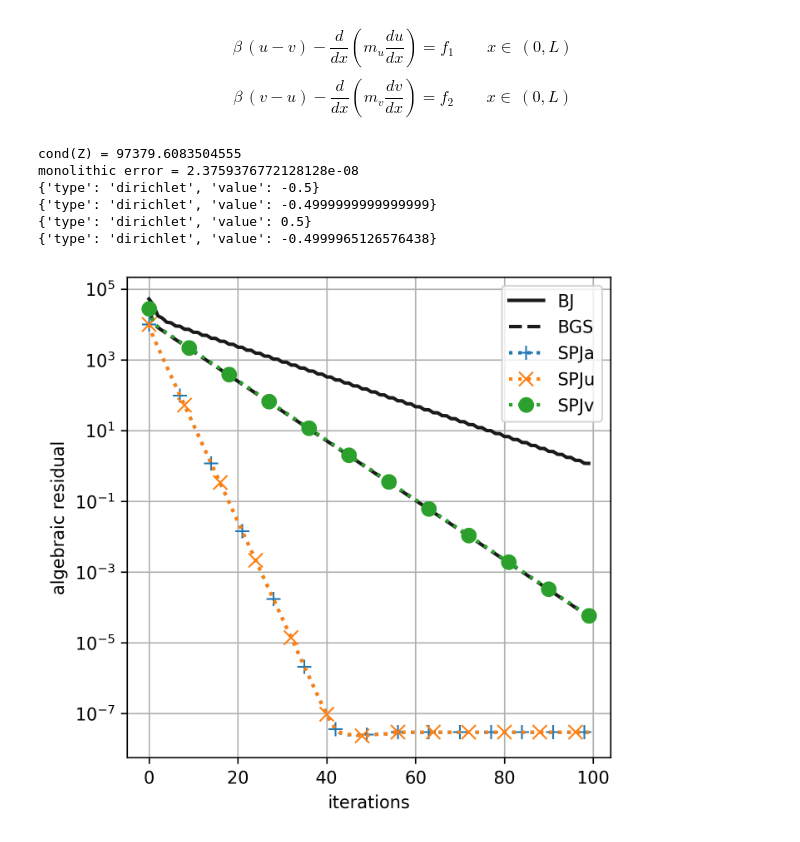
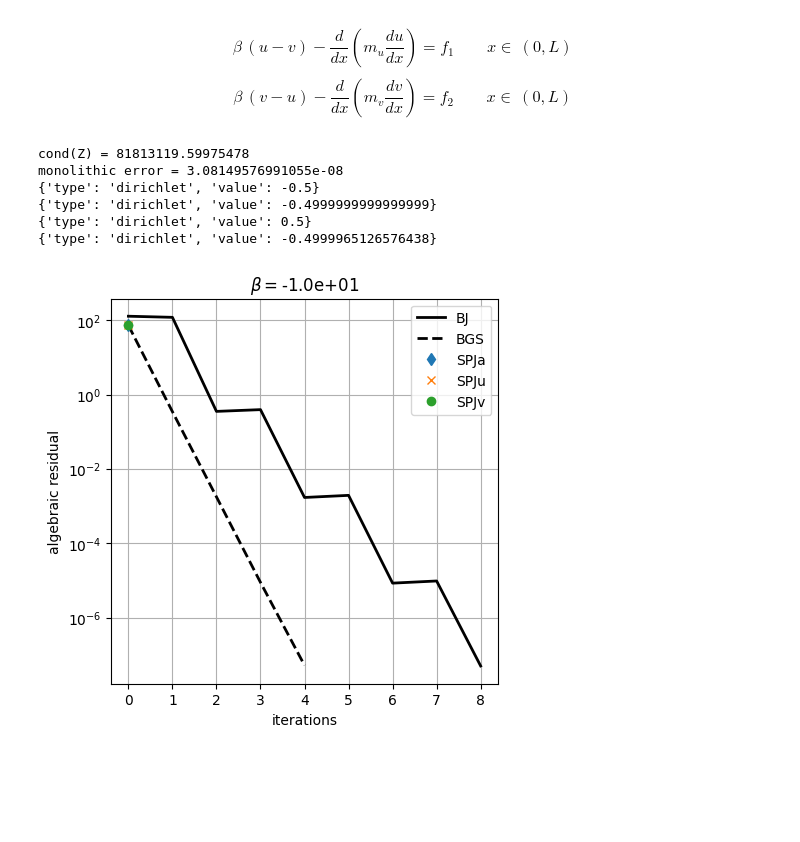
Before and after one commit to multiform-UoN/splittingschemes, a Jupyter notebook: python/fvm1D_dualPorosity.ipynb, the cells around one changed output. Saved outputs shown, nothing was run; the diff lists cells and outputs as text; code cells hidden in the pictures; blank space fills up the shorter version.

Commit message:
figures update

```diff
--- a/python/fvm1D_dualPorosity.ipynb
+++ b/python/fvm1D_dualPorosity.ipynb
@@ -10,8 +10,7 @@ import scipy.linalg as linalg
 import matplotlib.pyplot as plt
 import numpy as np
 import matplotlib as mpl
-plt.style.use('tableau-colorblind10')
-plt.style.use('default')
+from matplotlib import markers
 import mylib
 
 # import seaborn as sns
@@ -58,9 +57,6 @@ def f_1(x, kwargs):
 def f_2(x, kwargs):
     return kwargs['beta']*(v_sol(x, kwargs)-u_sol(x, kwargs)) - (dm_vdx(x, kwargs)*dvdx_sol(x, kwargs) + m_v(x, kwargs)*d2vdx2_sol(x, kwargs))
 # %%
-from matplotlib import markers
-
-
 L = 2.0*np.pi
 N = 256
 x = np.linspace(0, L, N+1) #faces coordinates
@@ -68,10 +64,11 @@ xc = np.linspace(0.5*np.divide(L, N), L-0.5*np.divide(L, N), N) #centercells coo
 xfine = np.linspace(0, L, 1000)
 omega = 1.5 # SOR relaxation factor
 nit_max = 100
-toll = 1e-12
+toll = 1e-7
+
 
 kwargs = {
-    'beta': 1e4,
+    'beta': -1e1,#1e4
     # 'A': 1.0,
     # 'B': 0.2,
     # 'C': 1.0,
@@ -133,9 +130,10 @@ u_SPJa, v_SPJa, res_SPJa, nitfinal_SPJa = mylib.method_ShurPartialJacobi(    A,
 u_SPJu, v_SPJu, res_SPJu, nitfinal_SPJu = mylib.method_ShurPartialJacobi(    A, B, C, D, f1, f2, nit_max, toll, type='shur_on_u')
 u_SPJv, v_SPJv, res_SPJv, nitfinal_SPJv = mylib.method_ShurPartialJacobi(    A, B, C, D, f1, f2, nit_max, toll, type='shur_on_v')
 u_S2PJ, v_S2PJ, res_S2PJ, nitfinal_S2PJ = mylib.method_ShurDualPartialJacobi(A, B, C, D, f1, f2, nit_max, toll)
-u_La,   v_La,   res_La,   nitfinal_La   = mylib.method_Lscheme(A, B, C, D, f1, f2, nit_max, toll, type="both",   L=0)
-u_Lu,   v_Lu,   res_Lu,   nitfinal_Lu   = mylib.method_Lscheme(A, B, C, D, f1, f2, nit_max, toll, type="L_on_u", L=0)
-u_Lv,   v_Lv,   res_Lv,   nitfinal_Lv   = mylib.method_Lscheme(A, B, C, D, f1, f2, nit_max, toll, type="L_on_v", L=0)
+u_La,   v_La,   res_La,   nitfinal_La   = mylib.method_Lscheme(              A, B, C, D, f1, f2, nit_max, toll, type="both",   L=0)
+u_Lu,   v_Lu,   res_Lu,   nitfinal_Lu   = mylib.method_Lscheme(              A, B, C, D, f1, f2, nit_max, toll, type="L_on_u", L=0)
+u_Lv,   v_Lv,   res_Lv,   nitfinal_Lv   = mylib.method_Lscheme(              A, B, C, D, f1, f2, nit_max, toll, type="L_on_v", L=0)
+
 
 Z = Z.toarray()
 mats = [A.toarray(), B.toarray(), C.toarray(), D.toarray()]
@@ -149,17 +147,17 @@ print(leftBC_v)
 print(rightBC_v)
 
 linewidth = 2
-markersize = 8
-markevery = 5
+markersize = 6
+markevery = 4
 # plt.matshow(Z, aspect='equal')
 
-plt.figure(figsize=(5,5), dpi=300)
+plt.figure(figsize=(5,5), dpi=100)
 nn = 5
-plt.semilogy(res_BJ,   'k', linestyle='solid',   label=f"BJ", linewidth=linewidth,   markersize=markersize, markevery=markevery)
-plt.semilogy(res_BGS,  'k',  linestyle='dashed', label=f"BGS", linewidth=linewidth,  markersize=markersize, markevery=markevery+1)
-plt.semilogy(res_SPJa, '+',linestyle='dotted',   label=f"SPJa", linewidth=linewidth, markersize=markersize, markevery=markevery+2)
-plt.semilogy(res_SPJu, 'x',linestyle='dotted',   label=f"SPJu", linewidth=linewidth, markersize=markersize, markevery=markevery+3)
-plt.semilogy(res_SPJv, 'o',linestyle='dotted',   label=f"SPJv", linewidth=linewidth, markersize=markersize, markevery=markevery+4)
+plt.semilogy(res_BJ,   'k', linestyle='solid',  label=f"BJ",   linewidth=linewidth, markersize=markersize, markevery=markevery)
+plt.semilogy(res_BGS,  'k', linestyle='dashed', label=f"BGS",  linewidth=linewidth, markersize=markersize, markevery=markevery+1)
+plt.semilogy(res_SPJa, 'd', linestyle='',       label=f"SPJa", linewidth=linewidth, markersize=markersize, markevery=markevery+2)
+plt.semilogy(res_SPJu, 'x', linestyle='',       label=f"SPJu", linewidth=linewidth, markersize=markersize, markevery=markevery+3)
+plt.semilogy(res_SPJv, 'o', linestyle='',       label=f"SPJv", linewidth=linewidth, markersize=markersize, markevery=markevery+4)
 # plt.semilogy(res_La,   'rx',linestyle='dotted',  label=f"La                    slope={np.round(-mylib.slope(res_SPJa[:nn]), 3)}")
 # plt.semilogy(res_Lu,   'b',linestyle='dotted',  label=f"Lu                    slope={np.round(-mylib.slope(res_SPJu[:nn]), 3)}")
 # plt.semilogy(res_Lv,   'g',linestyle='dotted',  label=f"Lv                    slope={np.round(-mylib.slope(res_SPJv[:nn]), 3)}")
@@ -168,6 +166,7 @@ plt.legend()
 plt.grid()
 plt.xlabel('iterations')
 plt.ylabel('algebraic residual')
+plt.title(r'$\beta = ${:.1e}'.format(kwargs['beta']))
 plt.savefig('figures/dualporosity_aresidual.pdf')
 
 # fig, axs = plt.subplots(2, 1, figsize=(8,4), dpi=100, sharex=True)
@@ -182,36 +181,36 @@ plt.savefig('figures/dualporosity_aresidual.pdf')
 # axs[0].plot(x, mylib.fvm_reconstruct_1D(u_Lv),   label='Lv')
 # axs[0].plot(x, mylib.fvm_reconstruct_1D(u_S2PJ), label='S2PJ')
 # axs[0].plot(xfine, u_sol(xfine, kwargs), 'k-.',  label=r'$u(x)$')
 # axs[0].set_ylabel(r'$u$')
 
 # axs[1].plot(x, mylib.fvm_reconstruct_1D(v),      label='monolithic')
 # axs[1].plot(x, mylib.fvm_reconstruct_1D(v_BJ),   label='BJ')
 # axs[1].plot(x, mylib.fvm_reconstruct_1D(v_BGS),  label='BGS')
 # axs[1].plot(x, mylib.fvm_reconstruct_1D(v_SPJa), label='SPJa')
 # axs[1].plot(x, mylib.fvm_reconstruct_1D(v_SPJu), label='SPJu')
 # axs[1].plot(x, mylib.fvm_reconstruct_1D(v_SPJv), label='SPJv')
 # axs[1].plot(x, mylib.fvm_reconstruct_1D(v_La),   label='La')
 # axs[1].plot(x, mylib.fvm_reconstruct_1D(v_Lu),   label='Lu')
 # axs[1].plot(x, mylib.fvm_reconstruct_1D(v_Lv),   label='Lv')
 # axs[1].plot(x, mylib.fvm_reconstruct_1D(v_S2PJ), label='S2PJ')
 # axs[1].plot(xfine, v_sol(xfine, kwargs), 'k-.',  label=r'$v(x)$')
 # axs[1].set_xlabel(r'$x$')
 # axs[1].set_ylabel(r'$v$')
 
 # for val in axs:
 #     val.grid()
 # axs[0].legend()
 # plt.savefig('figures/dualporosity_results.pdf')
 
 plt.show()
 # %% [output]
-cond(Z) = 97379.6083504555
-monolithic error = 2.3759376772128128e-08
+cond(Z) = 81813119.59975478
+monolithic error = 3.08149576991055e-08
 {'type': 'dirichlet', 'value': -0.5}
 {'type': 'dirichlet', 'value': -0.4999999999999999}
 {'type': 'dirichlet', 'value': 0.5}
 {'type': 'dirichlet', 'value': -0.4999965126576438}
-[figure, old version]
+[figure, new version]
 # %%
 
 L = 2.0*np.pi
```
Also changed, not shown: parts of 1 cell of this notebook, 9 other files.
